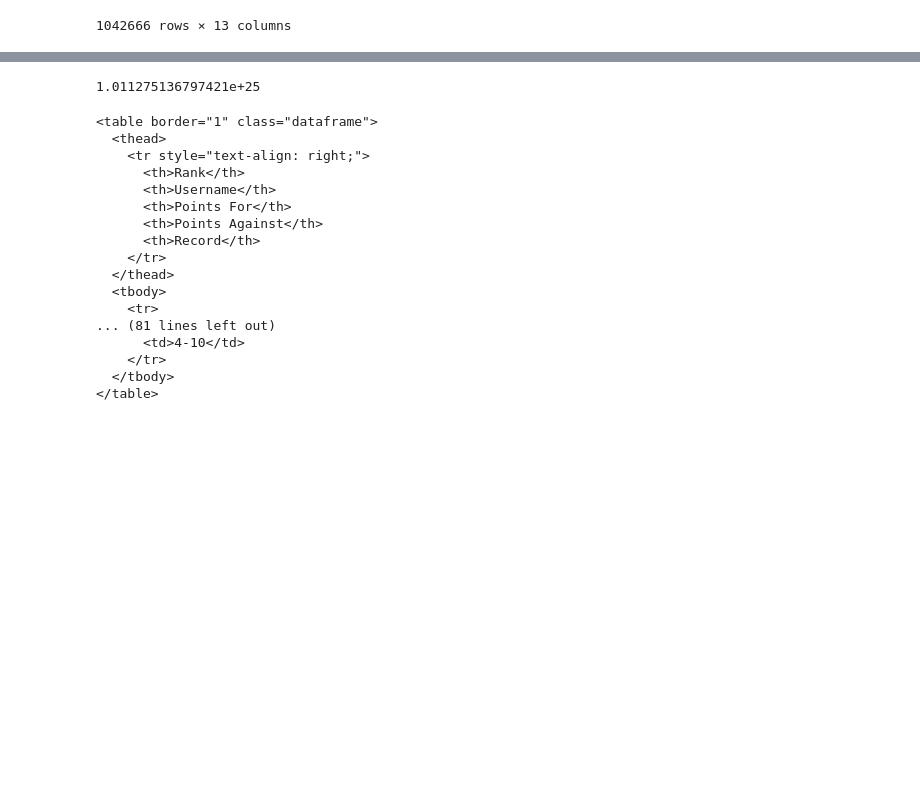
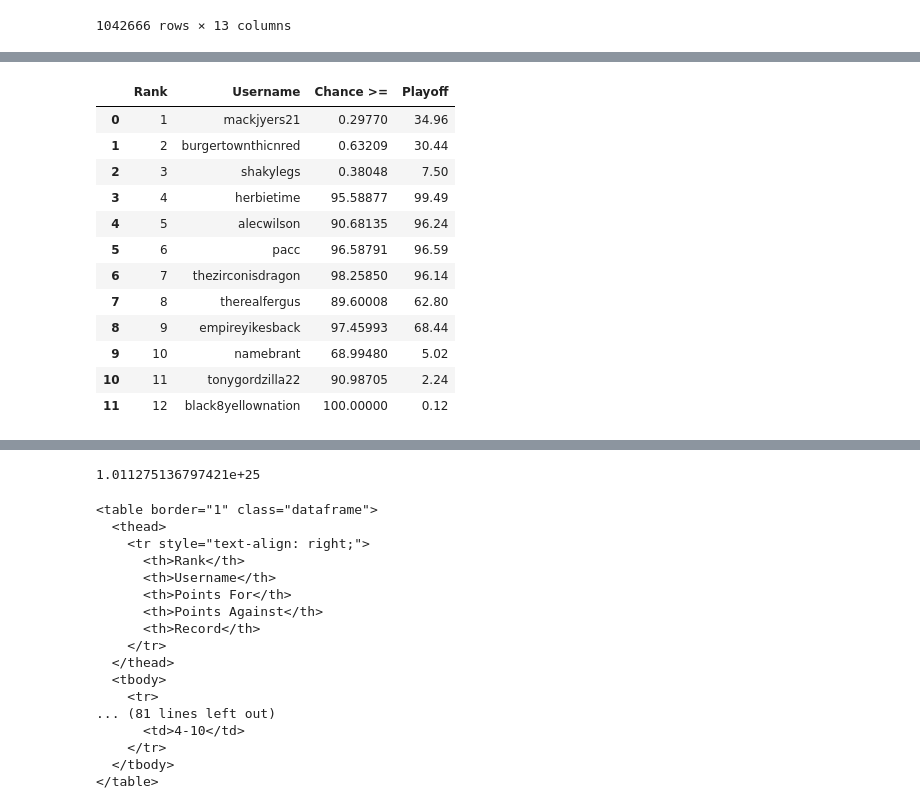
Before and after one commit to mfjacobsen/Fantasy-Football, a Jupyter notebook: 2023WinDistribution.ipynb, the cells around one changed output, grey strips where cells are left out. Saved outputs shown, nothing was run; the diff lists cells and outputs as text; code cells hidden in the pictures; blank space fills up the shorter version.

```diff
--- a/2023WinDistribution.ipynb
+++ b/2023WinDistribution.ipynb
@@ -432,0 +432,27 @@ playoffs_df[playoffs_df[1] == 'tonygordzilla22']
+# %%
+# The ranking with the smallest combined chance of greater than or equal to in
+# the first six rankings
+idx_unlikely = ge_df_prob.iloc[:,:3].sum(axis = 1).idxmin()
+unlikely_top_3 = (pd.concat(
+    [playoffs_df.iloc[idx_unlikely,:12].rename("Username"),
+     ge_df_prob.iloc[idx_unlikely,:12].rename("Chance >=")],
+     axis = 1)).reset_index(names="Rank").merge(
+         season_probs[["username", "Playoff"]],
+         left_on = "Username",
+         right_on = "username"
+     ).drop(columns="username")
+unlikely_top_3
+# %% [output]
+|  | Rank | Username | Chance >= | Playoff |
+| 0 | 1 | mackjyers21 | 0.29770 | 34.96 |
+| 1 | 2 | burgertownthicnred | 0.63209 | 30.44 |
+| 2 | 3 | shakylegs | 0.38048 | 7.50 |
+| 3 | 4 | herbietime | 95.58877 | 99.49 |
+| 4 | 5 | alecwilson | 90.68135 | 96.24 |
+| 5 | 6 | pacc | 96.58791 | 96.59 |
+| 6 | 7 | thezirconisdragon | 98.25850 | 96.14 |
+| 7 | 8 | therealfergus | 89.60008 | 62.80 |
+| 8 | 9 | empireyikesback | 97.45993 | 68.44 |
+| 9 | 10 | namebrant | 68.99480 | 5.02 |
+| 10 | 11 | tonygordzilla22 | 90.98705 | 2.24 |
+| 11 | 12 | black8yellownation | 100.00000 | 0.12 |
```
Also changed, not shown: parts of 15 cells of this notebook, 2 other files.
